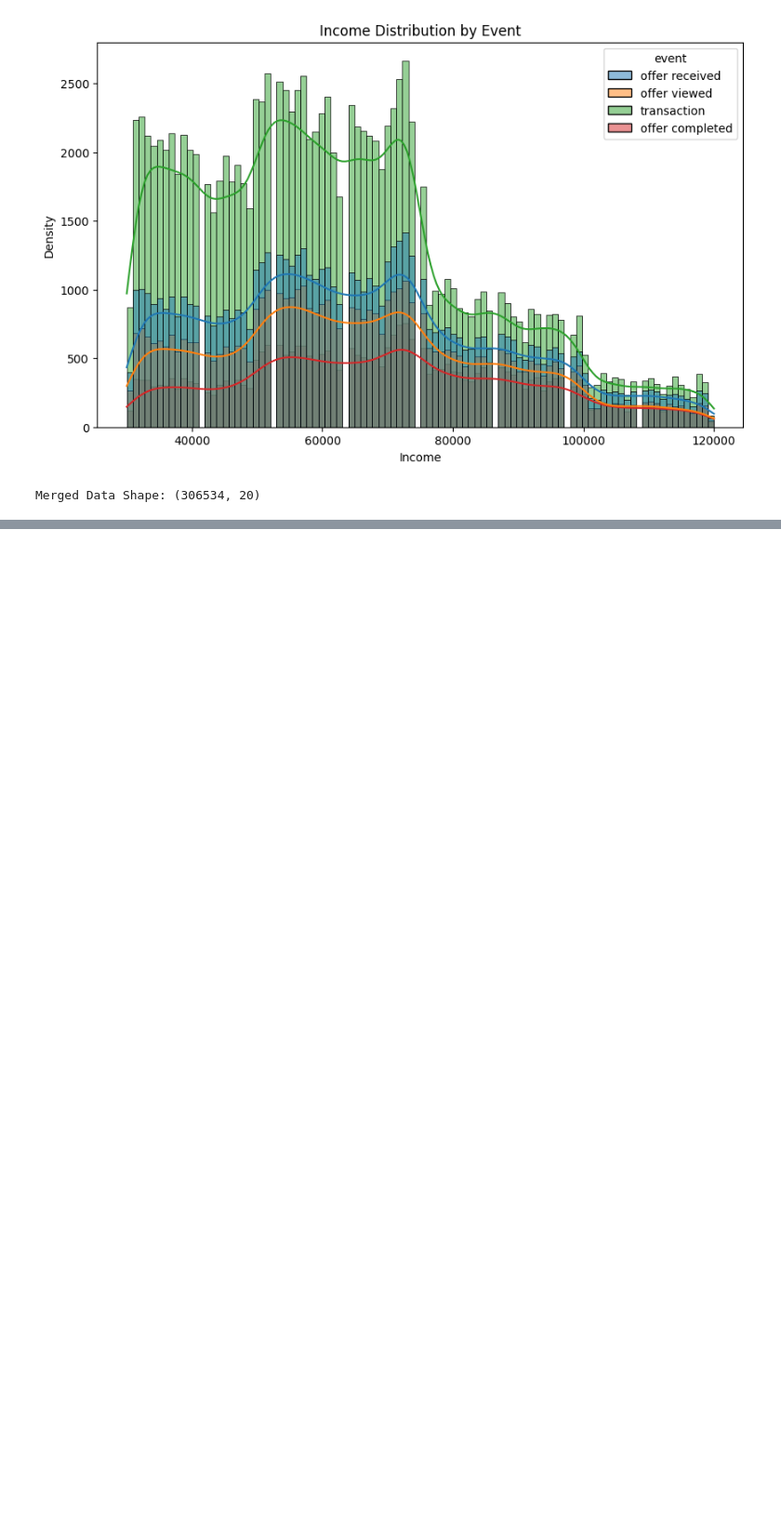
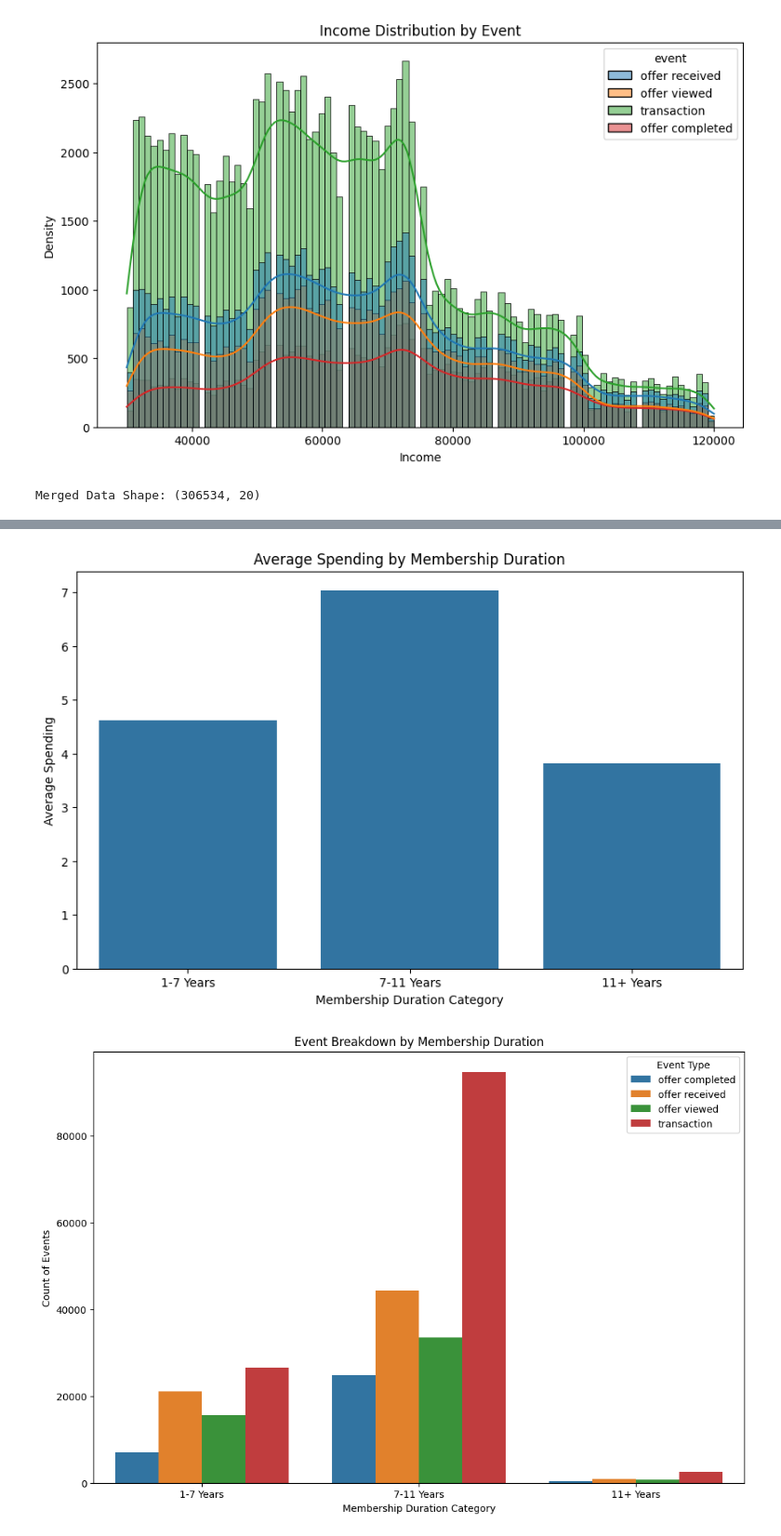
Before and after one commit to daniel173087/starbucks, a Jupyter notebook: Starbucks_Capstone_notebook.ipynb, the cells around one changed output, grey strips where cells are left out. Shown at 93% size. Saved outputs shown, nothing was run; the diff lists cells and outputs as text; code cells hidden in the pictures; blank space fills up the shorter version.

```diff
--- a/Starbucks_Capstone_notebook.ipynb
+++ b/Starbucks_Capstone_notebook.ipynb
@@ -300,0 +330,72 @@ Merged Data Shape: (306534, 20)
+# %%
+# Question 2: How Does Membership Duration Affect Customer Behavior?
+# Calculate membership duration for each customer
+
+# Convert `became_member_on` to datetime and calculate membership duration
+merged_df['became_member_on'] = pd.to_datetime(merged_df['became_member_on'], errors='coerce')
+merged_df['membership_duration_days'] = (datetime.now() - merged_df['became_member_on']).dt.days
+
+# Analyze customer behavior based on membership duration
+# 1. Grouping by membership duration buckets (e.g., <1 year, 1-3 years, >3 years)
+merged_df['membership_duration_years'] = merged_df['membership_duration_days'] / 365
+merged_df['membership_category'] = pd.cut(
+    merged_df['membership_duration_years'],
+    bins=[1, 7, 11, 100],
+    labels=['1-7 Years', '7-11 Years', '11+ Years']
+)
+
+# 2. Aggregating customer behaviors
+behavior_analysis = merged_df.groupby('membership_category').agg({
+    'amount': ['mean', 'sum'], # Spending behavior
+    'event': lambda x: x.value_counts().to_dict(), # Event breakdown
+    'offer_type': lambda x: x.value_counts().to_dict() # Offer type breakdown
+}).reset_index()
+
+# Display the analysis results
+
+# Plotting Average Spending by Membership Category
+plt.figure(figsize=(10, 6))
+sns.barplot(
+    x='membership_category',
+    y=('amount', 'mean'), # Accessing the mean spending column
+    data=behavior_analysis
+)
+plt.title('Average Spending by Membership Duration')
+plt.xlabel('Membership Duration Category')
+plt.ylabel('Average Spending')
+plt.show()
+
+# Event Type Breakdown by Membership Duration
+event_data = merged_df.groupby(['membership_category', 'event']).size().reset_index(name='count')
+
+plt.figure(figsize=(12, 8))
+sns.barplot(
+    x='membership_category',
+    y='count',
+    hue='event',
+    data=event_data
+)
+plt.title('Event Breakdown by Membership Duration')
+plt.xlabel('Membership Duration Category')
+plt.ylabel('Count of Events')
+plt.legend(title='Event Type')
+plt.show()
+
+# Offer Type Breakdown by Membership Duration
+offer_data = merged_df.groupby(['membership_category', 'offer_type']).size().reset_index(name='count')
+
+plt.figure(figsize=(12, 8))
+sns.barplot(
+    x='membership_category',
+    y='count',
+    hue='offer_type',
+    data=offer_data
+)
+plt.title('Offer Type Breakdown by Membership Duration')
+plt.xlabel('Membership Duration Category')
+plt.ylabel('Count of Offers')
+plt.legend(title='Offer Type')
+plt.show()
+# %% [output]
+[figure, added]
+[figure, added]
```
Also changed, not shown: parts of 6 cells of this notebook, 10 other files.
